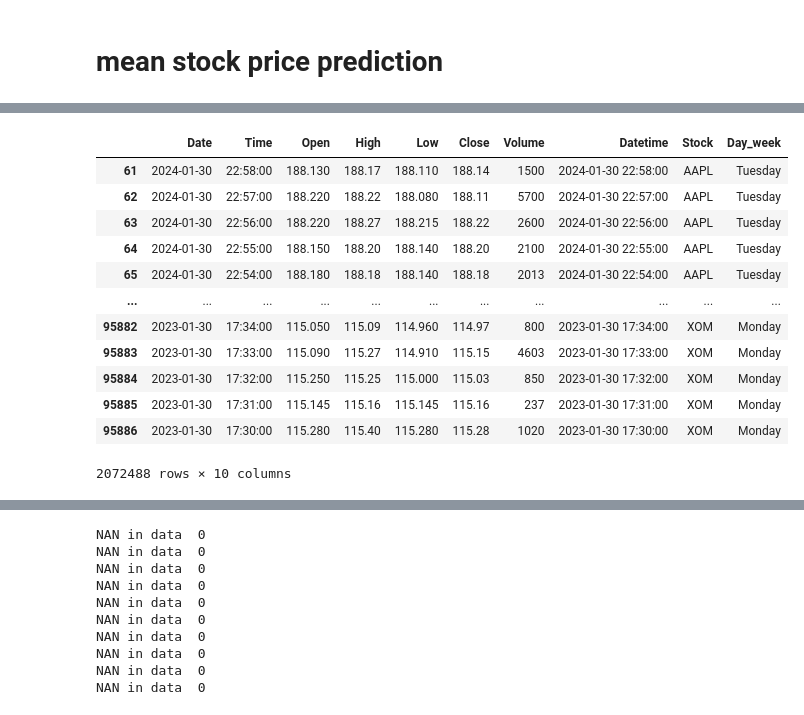
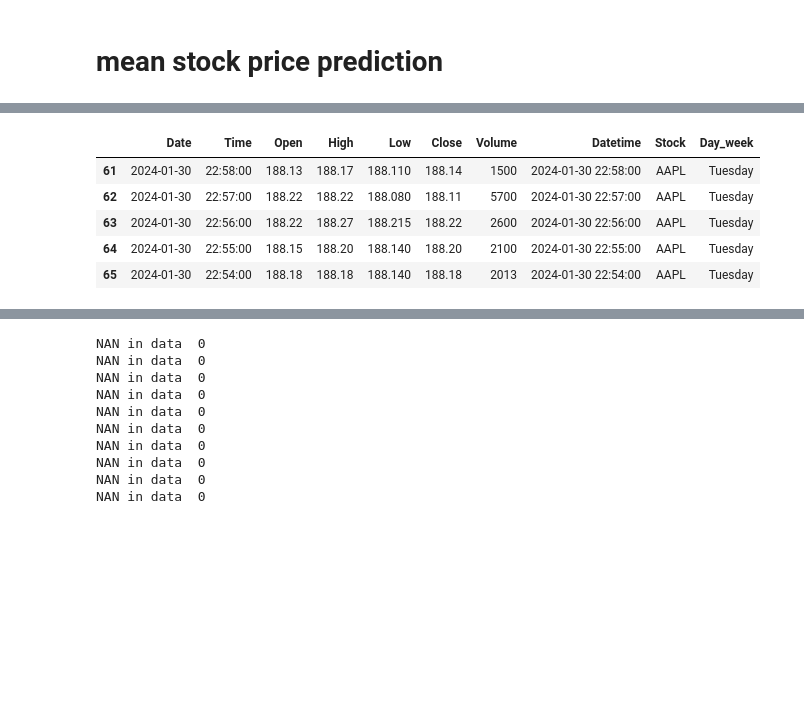
Before and after one commit to petrsokerin/Stock_Embedding, a Jupyter notebook: notebooks/TS2Vec.ipynb, the cells around one changed output, grey strips where cells are left out. Cells and saved outputs as stored; diff of their text form; code cells hidden in the pictures; blank space fills up the shorter version.

```diff
--- a/notebooks/TS2Vec.ipynb
+++ b/notebooks/TS2Vec.ipynb
@@ -86,3 +33,3 @@ best_stocks = list(best_stocks.keys())
 # %%
-df = read_data('data/all_tickers.csv')
+df = read_data('..\\src\\data\\all_tickers.csv')
 df_best = df.query("Stock in @best_stocks")
@@ -105,21 +36,14 @@ df_best
 # %%
 mask = df['Stock'].apply(lambda x: x in best_stocks)
 # %%
-df[mask]
+df[mask].head()
 # %% [output]
 |  | Date | Time | Open | High | Low | Close | Volume | Datetime | Stock | Day_week |
-| 61 | 2024-01-30 | 22:58:00 | 188.130 | 188.17 | 188.110 | 188.14 | 1500 | 2024-01-30 22:58:00 | AAPL | Tuesday |
-| 62 | 2024-01-30 | 22:57:00 | 188.220 | 188.22 | 188.080 | 188.11 | 5700 | 2024-01-30 22:57:00 | AAPL | Tuesday |
-| 63 | 2024-01-30 | 22:56:00 | 188.220 | 188.27 | 188.215 | 188.22 | 2600 | 2024-01-30 22:56:00 | AAPL | Tuesday |
-| 64 | 2024-01-30 | 22:55:00 | 188.150 | 188.20 | 188.140 | 188.20 | 2100 | 2024-01-30 22:55:00 | AAPL | Tuesday |
-| 65 | 2024-01-30 | 22:54:00 | 188.180 | 188.18 | 188.140 | 188.18 | 2013 | 2024-01-30 22:54:00 | AAPL | Tuesday |
-| ... | ... | ... | ... | ... | ... | ... | ... | ... | ... | ... |
-| 95882 | 2023-01-30 | 17:34:00 | 115.050 | 115.09 | 114.960 | 114.97 | 800 | 2023-01-30 17:34:00 | XOM | Monday |
-| 95883 | 2023-01-30 | 17:33:00 | 115.090 | 115.27 | 114.910 | 115.15 | 4603 | 2023-01-30 17:33:00 | XOM | Monday |
-| 95884 | 2023-01-30 | 17:32:00 | 115.250 | 115.25 | 115.000 | 115.03 | 850 | 2023-01-30 17:32:00 | XOM | Monday |
-| 95885 | 2023-01-30 | 17:31:00 | 115.145 | 115.16 | 115.145 | 115.16 | 237 | 2023-01-30 17:31:00 | XOM | Monday |
-| 95886 | 2023-01-30 | 17:30:00 | 115.280 | 115.40 | 115.280 | 115.28 | 1020 | 2023-01-30 17:30:00 | XOM | Monday |
+| 61 | 2024-01-30 | 22:58:00 | 188.13 | 188.17 | 188.110 | 188.14 | 1500 | 2024-01-30 22:58:00 | AAPL | Tuesday |
+| 62 | 2024-01-30 | 22:57:00 | 188.22 | 188.22 | 188.080 | 188.11 | 5700 | 2024-01-30 22:57:00 | AAPL | Tuesday |
+| 63 | 2024-01-30 | 22:56:00 | 188.22 | 188.27 | 188.215 | 188.22 | 2600 | 2024-01-30 22:56:00 | AAPL | Tuesday |
+| 64 | 2024-01-30 | 22:55:00 | 188.15 | 188.20 | 188.140 | 188.20 | 2100 | 2024-01-30 22:55:00 | AAPL | Tuesday |
+| 65 | 2024-01-30 | 22:54:00 | 188.18 | 188.18 | 188.140 | 188.18 | 2013 | 2024-01-30 22:54:00 | AAPL | Tuesday |
-2072488 rows × 10 columns
 # %%
 dd = {'Open': 'first', 'High': 'max', 'Low': 'min', 'Close': 'last', 'Volume': 'sum'}
 # %%
```
Also changed, not shown: parts of 63 cells of this notebook, 3 other files.
